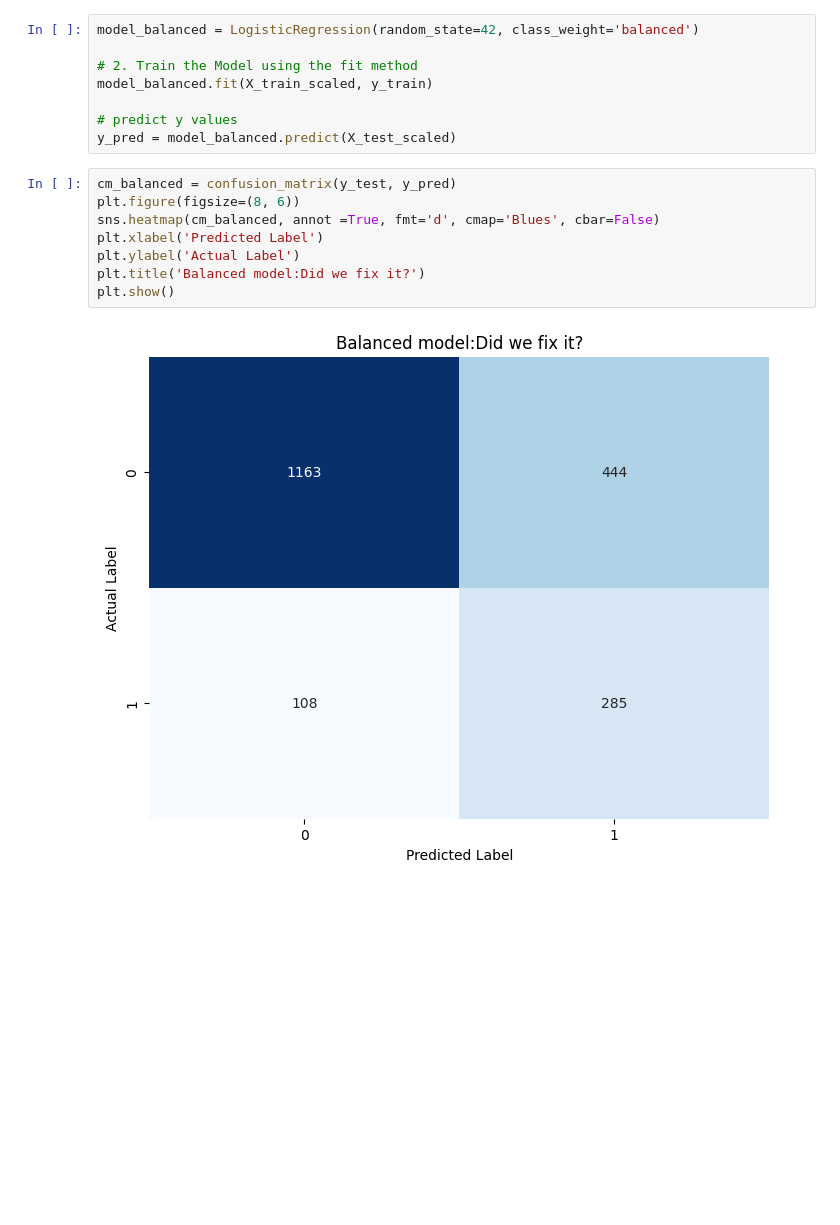
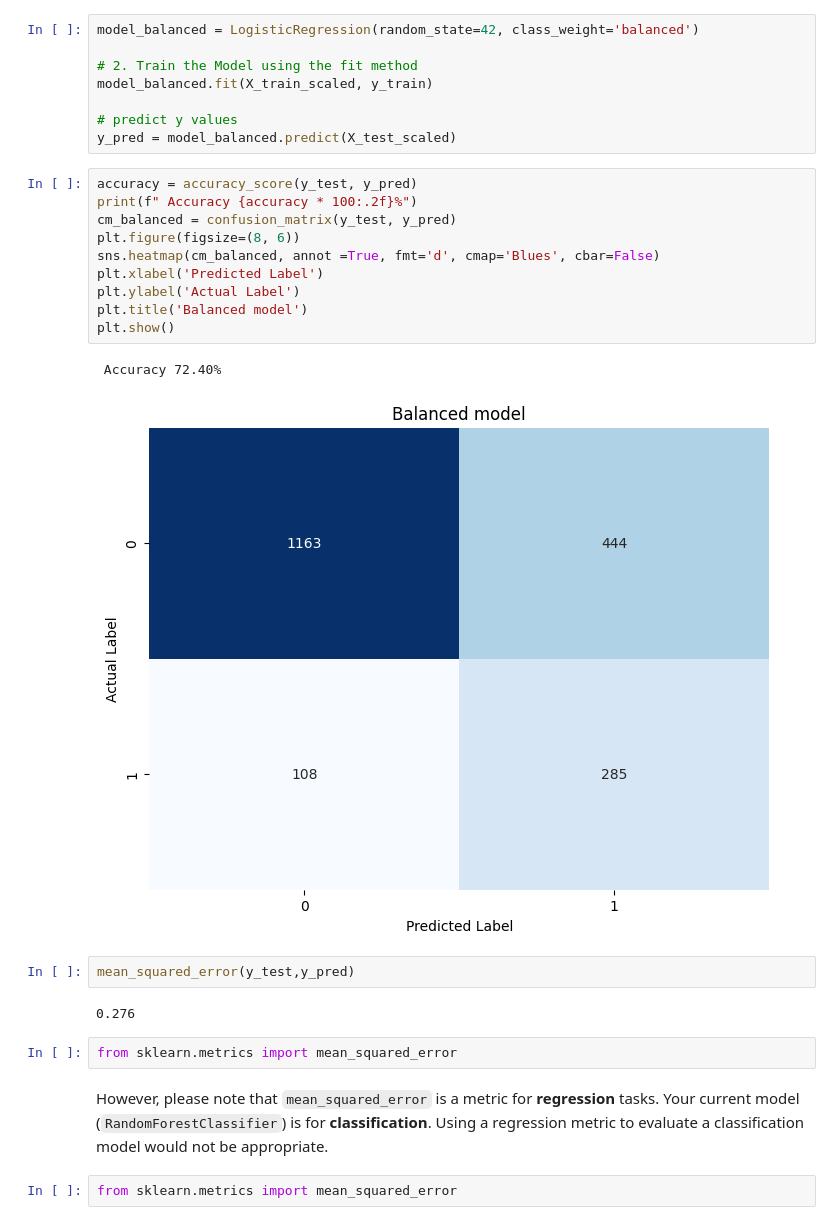
Before and after one commit to vee234o/AI-Now-Churn-Project, a Jupyter notebook: churn_prediction.ipynb, the cells around one changed output. Drawn from its saved outputs; the diff is of its cells as text; blank space fills up the shorter version.

```diff
--- a/churn_prediction.ipynb
+++ b/churn_prediction.ipynb
@@ -246,12 +211,25 @@ model_balanced.fit(X_train_scaled, y_train)
 # predict y values
 y_pred = model_balanced.predict(X_test_scaled)
 # %%
+accuracy = accuracy_score(y_test, y_pred)
+print(f" Accuracy {accuracy * 100:.2f}%")
 cm_balanced = confusion_matrix(y_test, y_pred)
 plt.figure(figsize=(8, 6))
 sns.heatmap(cm_balanced, annot =True, fmt='d', cmap='Blues', cbar=False)
 plt.xlabel('Predicted Label')
 plt.ylabel('Actual Label')
-plt.title('Balanced model:Did we fix it?')
+plt.title('Balanced model')
 plt.show()
 # %% [output]
+ Accuracy 72.40%
-[figure, old version]
+[figure, new version]
+# %%
+mean_squared_error(y_test,y_pred)
+# %% [output]
+0.276
+# %%
+from sklearn.metrics import mean_squared_error
+# %% [markdown]
+However, please note that `mean_squared_error` is a metric for **regression** tasks. Your current model (`RandomForestClassifier`) is for **classification**. Using a regression metric to evaluate a classification model would not be appropriate.
+# %%
+from sklearn.metrics import mean_squared_error
```
Also changed, not shown: parts of 25 cells of this notebook.
